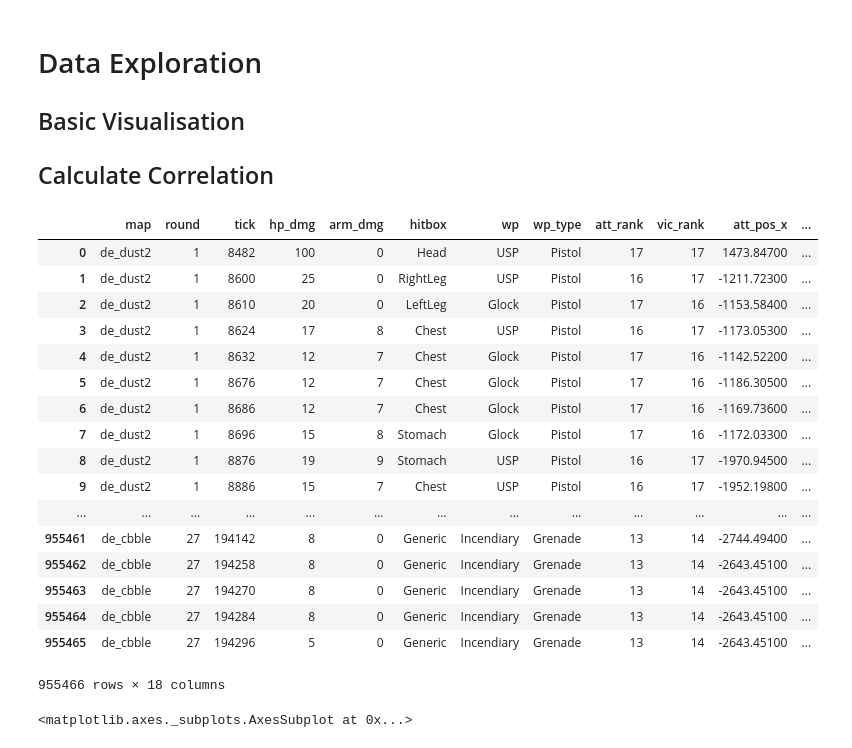
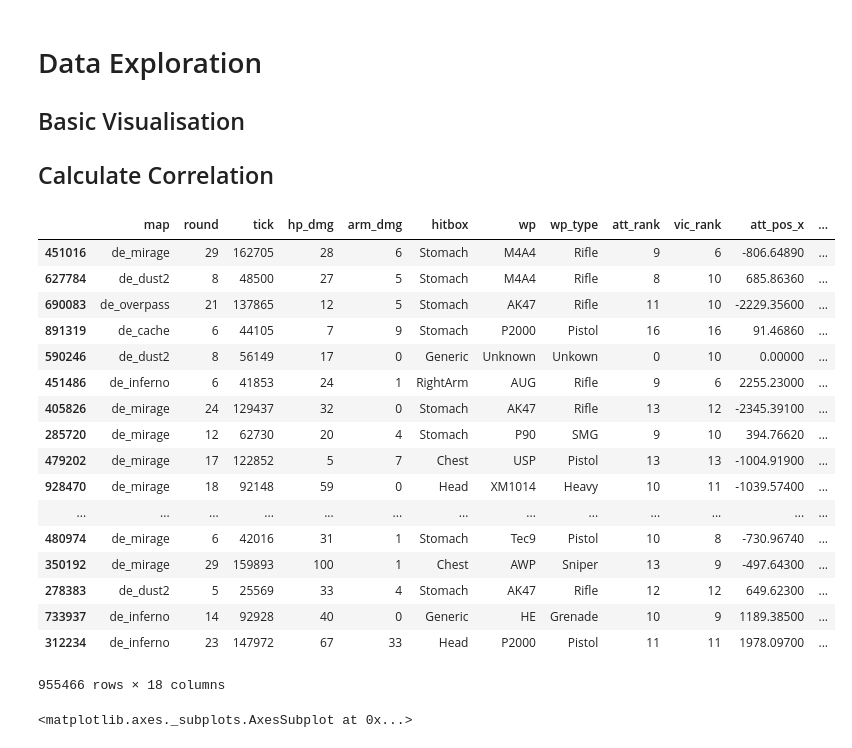
Before and after one commit to code-inflation/Data_Mining_M, a Jupyter notebook: Project/dataPreparation.ipynb, the cells around one changed output. Saved outputs shown, nothing was run; the diff lists cells and outputs as text; code cells hidden in the pictures.

```diff
--- a/Project/dataPreparation.ipynb
+++ b/Project/dataPreparation.ipynb
@@ -8,38 +11,39 @@ from sklearn import neighbors, datasets
 # %%
 df = pd.read_csv('mm_master_demos.csv')
 del df['Unnamed: 0']
 del df['file']
 del df['date']
 del df['seconds']
 del df['att_team']
 del df['att_side']
 del df['vic_team']
 del df['vic_side']
 del df['winner_team']
 del df['winner_side']
 del df['att_id']
 del df['vic_id']
 del df['award']
 del df['is_bomb_planted']
 del df['bomb_site']
+df=  shuffle(df)
 df
 # %% [output]
 |  | map | round | tick | hp_dmg | arm_dmg | hitbox | wp | wp_type | att_rank | vic_rank | att_pos_x | ... |
-| 0 | de_dust2 | 1 | 8482 | 100 | 0 | Head | USP | Pistol | 17 | 17 | 1473.84700 | ... |
-| 1 | de_dust2 | 1 | 8600 | 25 | 0 | RightLeg | USP | Pistol | 16 | 17 | -1211.72300 | ... |
-| 2 | de_dust2 | 1 | 8610 | 20 | 0 | LeftLeg | Glock | Pistol | 17 | 16 | -1153.58400 | ... |
-| 3 | de_dust2 | 1 | 8624 | 17 | 8 | Chest | USP | Pistol | 16 | 17 | -1173.05300 | ... |
-| 4 | de_dust2 | 1 | 8632 | 12 | 7 | Chest | Glock | Pistol | 17 | 16 | -1142.52200 | ... |
-| 5 | de_dust2 | 1 | 8676 | 12 | 7 | Chest | Glock | Pistol | 17 | 16 | -1186.30500 | ... |
-| 6 | de_dust2 | 1 | 8686 | 12 | 7 | Chest | Glock | Pistol | 17 | 16 | -1169.73600 | ... |
-| 7 | de_dust2 | 1 | 8696 | 15 | 8 | Stomach | Glock | Pistol | 17 | 16 | -1172.03300 | ... |
-| 8 | de_dust2 | 1 | 8876 | 19 | 9 | Stomach | USP | Pistol | 16 | 17 | -1970.94500 | ... |
-| 9 | de_dust2 | 1 | 8886 | 15 | 7 | Chest | USP | Pistol | 16 | 17 | -1952.19800 | ... |
+| 451016 | de_mirage | 29 | 162705 | 28 | 6 | Stomach | M4A4 | Rifle | 9 | 6 | -806.64890 | ... |
+| 627784 | de_dust2 | 8 | 48500 | 27 | 5 | Stomach | M4A4 | Rifle | 8 | 10 | 685.86360 | ... |
+| 690083 | de_overpass | 21 | 137865 | 12 | 5 | Stomach | AK47 | Rifle | 11 | 10 | -2229.35600 | ... |
+| 891319 | de_cache | 6 | 44105 | 7 | 9 | Stomach | P2000 | Pistol | 16 | 16 | 91.46860 | ... |
+| 590246 | de_dust2 | 8 | 56149 | 17 | 0 | Generic | Unknown | Unkown | 0 | 10 | 0.00000 | ... |
+| 451486 | de_inferno | 6 | 41853 | 24 | 1 | RightArm | AUG | Rifle | 9 | 6 | 2255.23000 | ... |
+| 405826 | de_mirage | 24 | 129437 | 32 | 0 | Stomach | AK47 | Rifle | 13 | 12 | -2345.39100 | ... |
+| 285720 | de_mirage | 12 | 62730 | 20 | 4 | Stomach | P90 | SMG | 9 | 10 | 394.76620 | ... |
+| 479202 | de_mirage | 17 | 122852 | 5 | 7 | Chest | USP | Pistol | 13 | 13 | -1004.91900 | ... |
+| 928470 | de_mirage | 18 | 92148 | 59 | 0 | Head | XM1014 | Heavy | 10 | 11 | -1039.57400 | ... |
 | ... | ... | ... | ... | ... | ... | ... | ... | ... | ... | ... | ... | ... |
-| 955461 | de_cbble | 27 | 194142 | 8 | 0 | Generic | Incendiary | Grenade | 13 | 14 | -2744.49400 | ... |
-| 955462 | de_cbble | 27 | 194258 | 8 | 0 | Generic | Incendiary | Grenade | 13 | 14 | -2643.45100 | ... |
-| 955463 | de_cbble | 27 | 194270 | 8 | 0 | Generic | Incendiary | Grenade | 13 | 14 | -2643.45100 | ... |
-| 955464 | de_cbble | 27 | 194284 | 8 | 0 | Generic | Incendiary | Grenade | 13 | 14 | -2643.45100 | ... |
-| 955465 | de_cbble | 27 | 194296 | 5 | 0 | Generic | Incendiary | Grenade | 13 | 14 | -2643.45100 | ... |
+| 480974 | de_mirage | 6 | 42016 | 31 | 1 | Stomach | Tec9 | Pistol | 10 | 8 | -730.96740 | ... |
+| 350192 | de_mirage | 29 | 159893 | 100 | 1 | Chest | AWP | Sniper | 13 | 9 | -497.64300 | ... |
+| 278383 | de_dust2 | 5 | 25569 | 33 | 4 | Stomach | AK47 | Rifle | 12 | 12 | 649.62300 | ... |
+| 733937 | de_inferno | 14 | 92928 | 40 | 0 | Generic | HE | Grenade | 10 | 9 | 1189.38500 | ... |
+| 312234 | de_inferno | 23 | 147972 | 67 | 33 | Head | P2000 | Pistol | 11 | 11 | 1978.09700 | ... |
 955466 rows × 18 columns
 # %%
```
Also changed, not shown: parts of 14 cells of this notebook.
